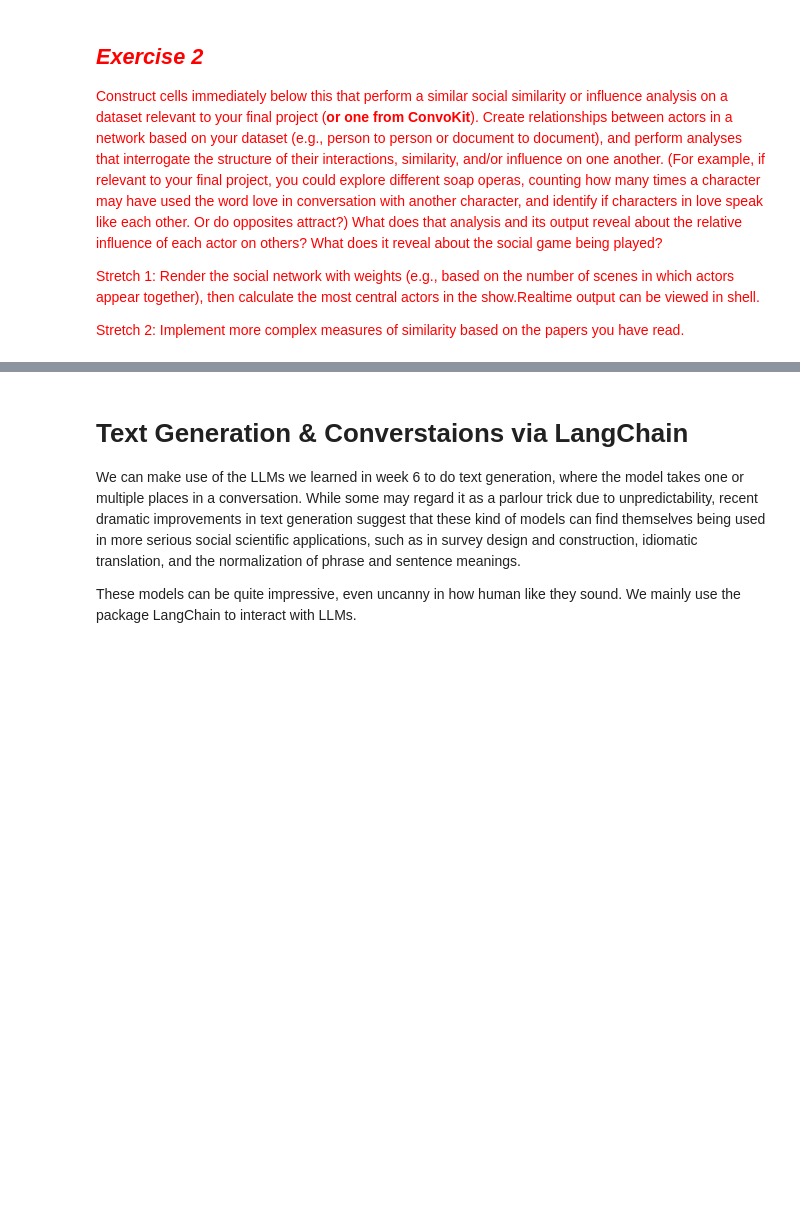
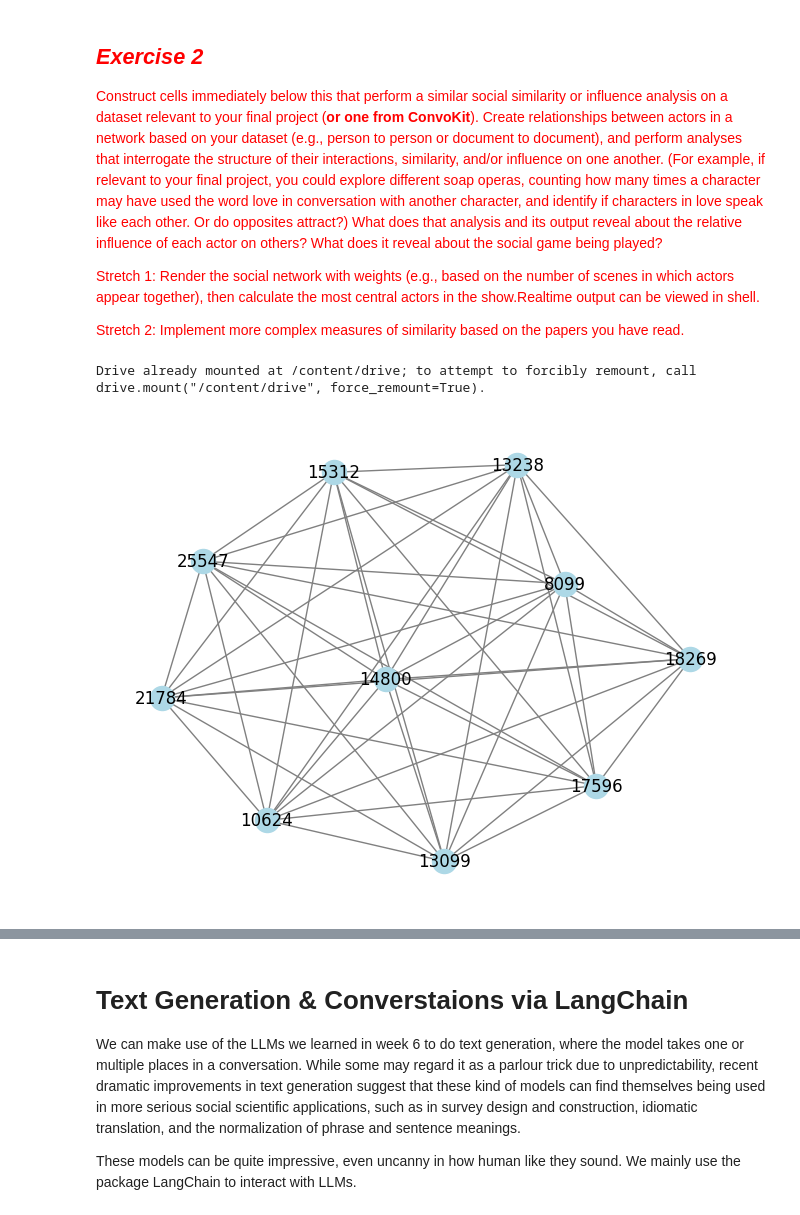
Before and after one commit to floriatea/CCA_NLP, a Jupyter notebook: Homework-Notebooks-2023/week-8/8-Conversation-and-Text-Generation.ipynb, the cells around one changed output, grey strips where cells are left out. Drawn from its saved outputs; the diff is of its cells as text; code cells hidden in the pictures; blank space fills up the shorter version.

```diff
--- a/Homework-Notebooks-2023/week-8/8-Conversation-and-Text-Generation.ipynb
+++ b/Homework-Notebooks-2023/week-8/8-Conversation-and-Text-Generation.ipynb
@@ -966 +979,8 @@ merged_df= pd.read_csv("D:/NOW/output_files/final_df_withtoken.csv")
+# %%
+import pandas as pd
+from google.colab import drive
+drive.mount('/content/drive')
+merged_df= pd.read_csv("/content/drive/MyDrive/uchicago/NLP/data/final_df_withtoken.csv")
+# %% [output]
+Drive already mounted at /content/drive; to attempt to forcibly remount, call drive.mount("/content/drive", force_remount=True).
 # %%
@@ -1008,3 +1028,14 @@ for country in sampled_df['country'].unique():
     for i in range(len(docs)):
         for j in range(i + 1, len(docs)):
             country_graph.add_edge(docs[i], docs[j])
+# %%
+# Analyzing graph properties, for website_graph
+degree_cent = nx.degree_centrality(website_graph)
+# Identify top 10 nodes by centrality
+top_nodes = sorted(degree_cent.items(), key=lambda x: x[1], reverse=True)[:10]
+
+# Visualizing a subgraph of top nodes (if feasible)
+subgraph = website_graph.subgraph([node for node, _ in top_nodes])
+nx.draw(subgraph, with_labels=True, node_color='lightblue', edge_color='gray')
+# %% [output]
+[figure, added]
```
Also changed, not shown: parts of 13 cells of this notebook.
